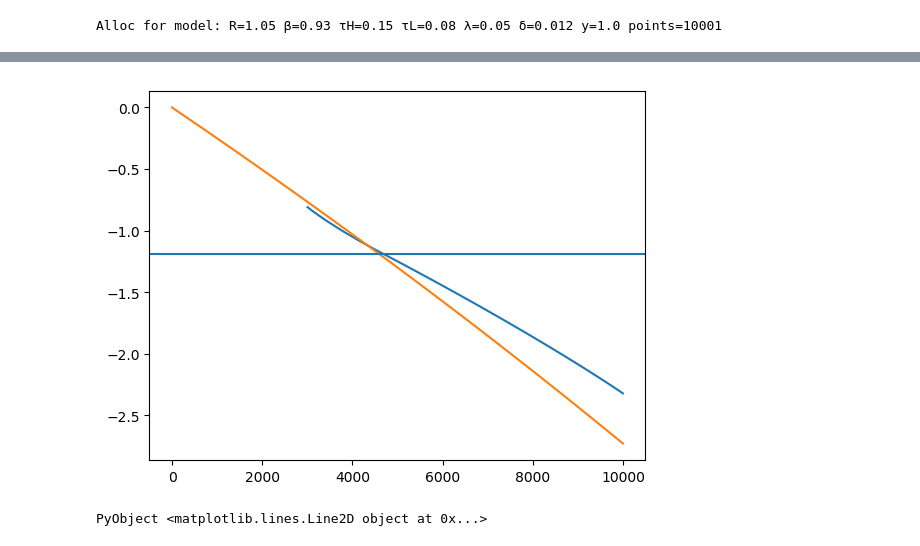
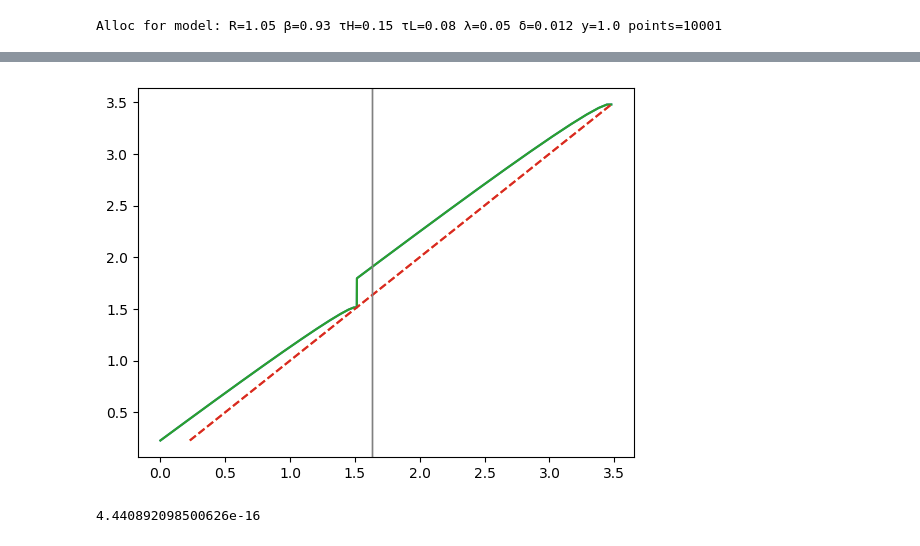
Before and after one commit to manuelamador/dilution_with_two_shocks, a Jupyter notebook: simulating_two_states.ipynb, the cells around one changed output, grey strips where cells are left out. Cells and saved outputs as stored; diff of their text form; code cells hidden in the pictures.

```diff
--- a/simulating_two_states.ipynb
+++ b/simulating_two_states.ipynb
@@ -317,6 +304,11 @@ PyObject <matplotlib.lines.Line2D object at 0x...>
-# %%
-plot(bb.alloc.v); plot(m.u.(m.y .- m.r * m.b_grid) / (1 - m.β))
-axhline(m.vH)
-# %% [output]
-[figure, removed]
-PyObject <matplotlib.lines.Line2D object at 0x...>
+# %%
+plot_pol(hyb);
+plot_pol(iter_out, new_figure=false);
+# %% [output]
+[figure, added]
+# %%
+a_tmp = Alloc(m)
+iterate_v_and_pol!(a_tmp, hyb)
+maximum(abs.(a_tmp.v .- hyb.v))
+# %% [output]
+4.440892098500626e-16
```
Also changed, not shown: parts of 15 cells of this notebook, 2 other files.
